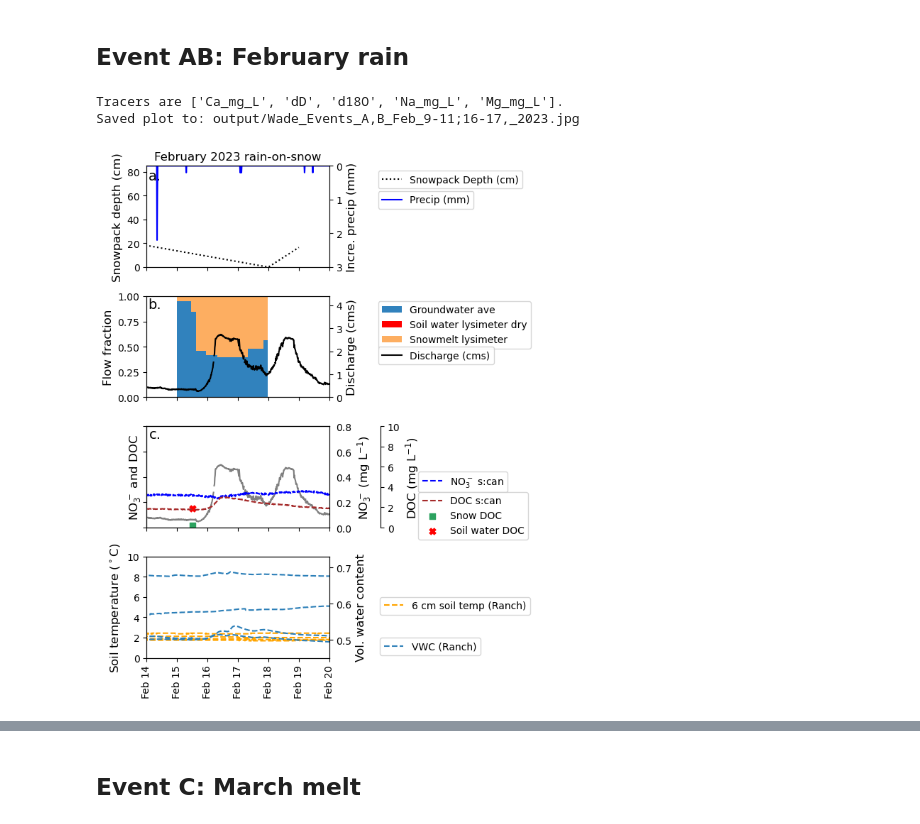
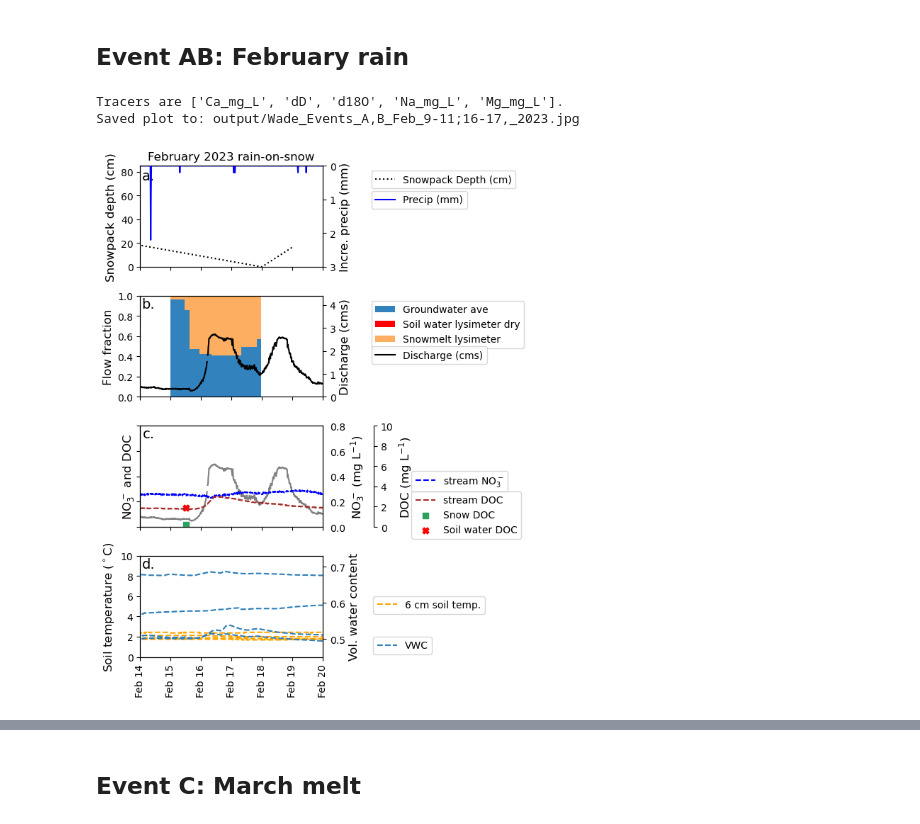
Before and after one commit to MeganEDuffy/EMMA, a Jupyter notebook: obsolete-EMMA-nbs/Wade_2023_ISCO_EMMA-plotting.ipynb, the cells around one changed output, grey strips where cells are left out. Saved outputs shown, nothing was run; the diff lists cells and outputs as text; code cells hidden in the pictures.

```diff
--- a/obsolete-EMMA-nbs/Wade_2023_ISCO_EMMA-plotting.ipynb
+++ b/obsolete-EMMA-nbs/Wade_2023_ISCO_EMMA-plotting.ipynb
@@ -340,6 +340,7 @@ def plot_event_with_snowpack(
     ax1.annotate('a.', xy=(0.08, 0.86), xycoords='axes fraction', fontsize=14, ha='right')
     ax2.annotate('b.', xy=(0.08, 0.88), xycoords='axes fraction', fontsize=14, ha='right')
     ax3.annotate('c.', xy=(0.08, 0.88), xycoords='axes fraction', fontsize=14, ha='right')
+    ax4.annotate('d.', xy=(0.08, 0.88), xycoords='axes fraction', fontsize=14, ha='right')
 
     ### Top subplot: Snowpack and eventually rainfall ###
     # Filter snowpack + rainfall data for the event duration
@@ -401,15 +402,15 @@ def plot_event_with_snowpack(
     # Secondary y-axis for nitrate
     ax3_secondary = ax3.twinx()
     ax3_secondary.spines.right.set_position(("axes", 1.0))
-    ax3_secondary.plot(scan_data['datetime'], scan_data['NO3'], color='blue', label='NO$_3^-$ s:can', linestyle='--')
+    ax3_secondary.plot(scan_data['datetime'], scan_data['NO3'], color='blue', label='stream NO$_3^-$', linestyle='--')
     ax3_secondary.set_ylabel('NO$_3^-$ (mg L$^{-1}$)', color='black', fontsize = 12)
     ax3_secondary.set_ylim(0,0.8)
     ax3_secondary.legend(loc='upper left', bbox_to_anchor=(1.46, 0.6))
 
-    # Tertiary y-axis for TOC/DOC
+    # Tertiary y-axis for DOC
     ax3_tertiary = ax3_secondary.twinx()
     ax3_tertiary.spines.right.set_position(("axes", 1.28))
-    ax3_tertiary.plot(toc_data['datetime'], toc_data['TOC'], color='brown', label='DOC s:can', linestyle='--')
+    ax3_tertiary.plot(toc_data['datetime'], toc_data['TOC'], color='brown', label='stream DOC', linestyle='--')
     #ax3_tertiary.scatter(streamwater_data['Datetime'], streamwater_data['TOC mg_L'], color = 'black', s = 10, label='stream TOC')
     # Plot each type separately
     for t, group in em_toc_data.groupby('Type'):
@@ -431,7 +432,7 @@ def plot_event_with_snowpack(
     ax3_secondary.tick_params(axis='y', labelright=True, labelleft=False)
 
     # Plot soil temperature and moisture on 4th plot
-    ax4.plot(soil_data['Datetime'], soil_data['Temperature'], color='orange', label='6 cm soil temp (Ranch)', linestyle='--')
+    ax4.plot(soil_data['Datetime'], soil_data['Temperature'], color='orange', label='6 cm soil temp.', linestyle='--')
     ax4.set_ylabel('Soil temperature ($^\circ$C)', color='black', fontsize = 12)
     ax4.set_ylim([0, 10])
     ax4.tick_params(axis='y', labelcolor='black')
@@ -441,37 +442,37 @@ def plot_event_with_snowpack(
     # Secondary y-axis for soil VWR
     ax4_secondary = ax4.twinx()
     ax4_secondary.spines.right.set_position(("axes", 1.0))
-    ax4_secondary.plot(soil_data['Datetime'], soil_data['VWC'], color='#2c7fb8', label='VWC (Ranch)', linestyle='--')
+    ax4_secondary.plot(soil_data['Datetime'], soil_data['VWC'], color='#2c7fb8', label='VWC', linestyle='--')
     ax4_secondary.set_ylabel('Vol. water content', color='black', fontsize = 12)
     ax4_secondary.set_ylim(0.45,0.73)
     ax4_secondary.legend(loc='upper left', bbox_to_anchor=(1.25, 0.25))
 
     # Define the formatter
     date_fmt = mdates.DateFormatter('%b %d')  # e.g., 'Feb 09'
 
     # Apply to all x-axes
     for ax in [ax1, ax2, ax3, ax4]:
         ax.xaxis.set_major_formatter(date_fmt)
 
     plt.tight_layout()
 
     # --- Save plot as 'output/Site_EventName.jpg' ---
     # Sanitize filename: replace spaces and parentheses
     safe_event_name = event_name.replace(" ", "_").replace("(", "").replace(")", "").replace(":", "")
     filename = f"{Site}_{safe_event_name}.jpg"
     output_path = os.path.join("output", filename)
 
     fig.savefig(output_path, dpi=300)
     print(f"Saved plot to: {output_path}")
 
     plt.show()
 
 plot_event_with_snowpack(eventA_df, "Events A,B (Feb 9-11;16-17, 2023)", \
                          colors_A, start_A, end_A, start_plot_A, end_plot_A, scan_data, snowpack_data)
 # %% [output]
 Tracers are ['Ca_mg_L', 'dD', 'd18O', 'Na_mg_L', 'Mg_mg_L'].
 Saved plot to: output/Wade_Events_A,B_Feb_9-11;16-17,_2023.jpg
-[figure, old version]
+[figure, new version]
 # %%
 fractions_df.to_csv('Wade_WY23_FebROS_EMMA_fractions.csv', index=False)
 
```
Also changed, not shown: parts of 5 cells of this notebook, 10 other files.
